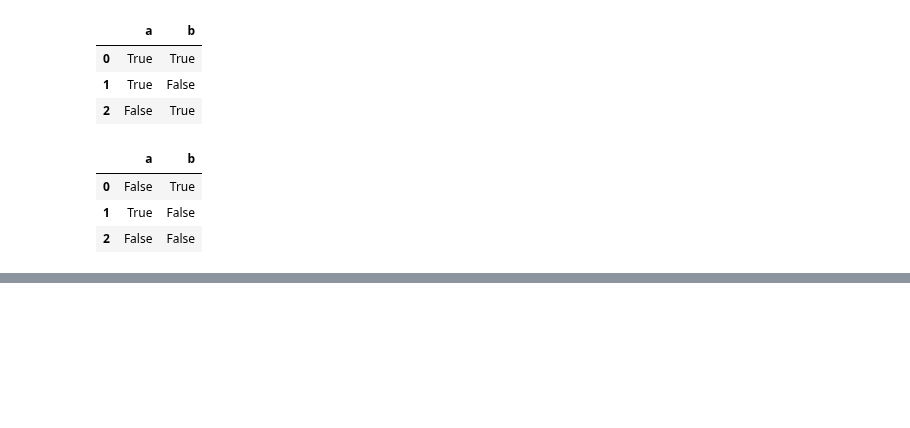
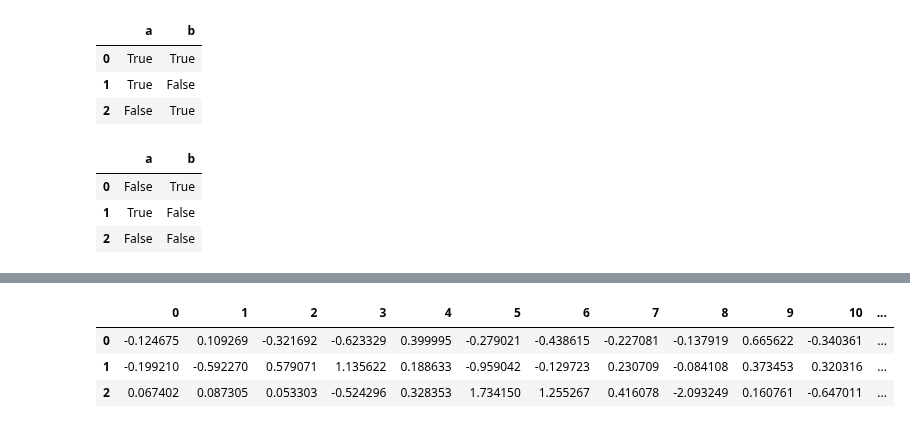
Before and after one commit to enfycius/ML-Notes, a Jupyter notebook: Data Analysis/Data Frame/Data_Frame.ipynb, the cells around one changed output, grey strips where cells are left out. Cells and saved outputs as stored; diff of their text form; code cells hidden in the pictures; blank space fills up the shorter version.

```diff
--- a/Data Analysis/Data Frame/Data_Frame.ipynb
+++ b/Data Analysis/Data Frame/Data_Frame.ipynb
@@ -384,0 +557,7 @@ df1 ^ df2
+# %%
+pd.DataFrame(np.random.randn(3, 12))
+# %% [output]
+|  | 0 | 1 | 2 | 3 | 4 | 5 | 6 | 7 | 8 | 9 | 10 | ... |
+| 0 | -0.124675 | 0.109269 | -0.321692 | -0.623329 | 0.399995 | -0.279021 | -0.438615 | -0.227081 | -0.137919 | 0.665622 | -0.340361 | ... |
+| 1 | -0.199210 | -0.592270 | 0.579071 | 1.135622 | 0.188633 | -0.959042 | -0.129723 | 0.230709 | -0.084108 | 0.373453 | 0.320316 | ... |
+| 2 | 0.067402 | 0.087305 | 0.053303 | -0.524296 | 0.328353 | 1.734150 | 1.255267 | 0.416078 | -2.093249 | 0.160761 | -0.647011 | ... |
```
Also changed, not shown: parts of 25 cells of this notebook.
